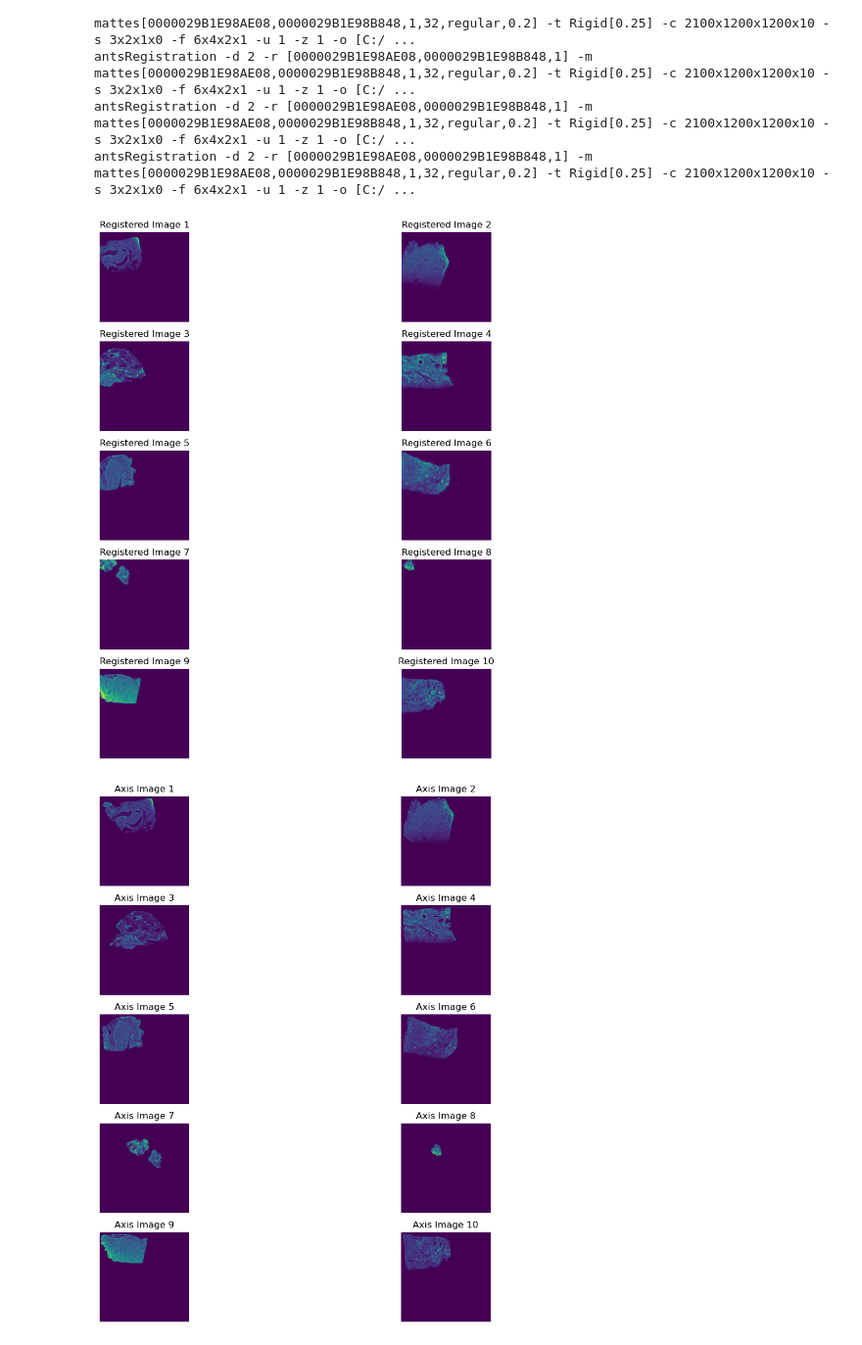
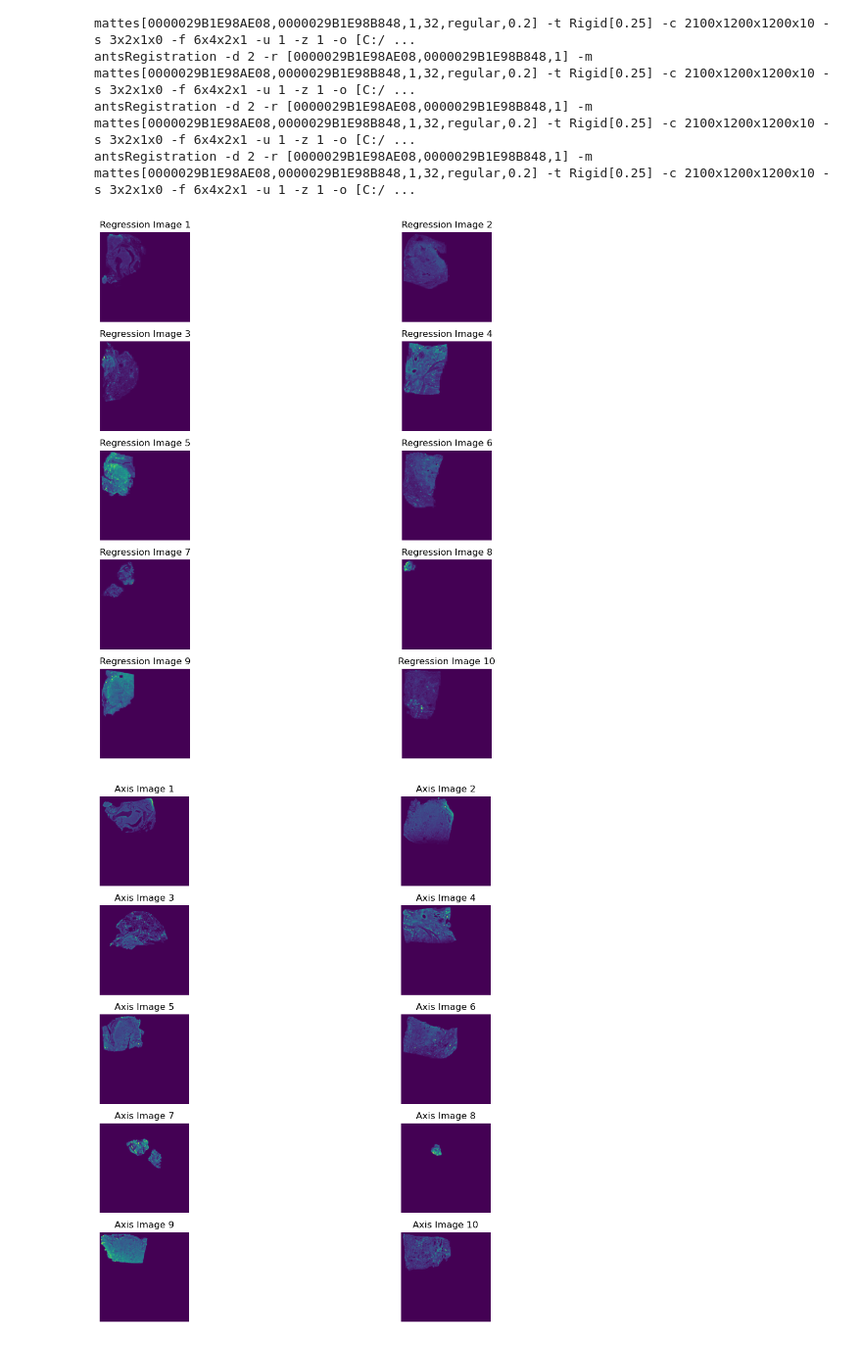
Before and after one commit to Olamiknight/WSIFIR, a Jupyter notebook: Axis_Reg_Registration.ipynb, the cells around one changed output. Shown at 98% size. Saved outputs shown, nothing was run; the diff lists cells and outputs as text; code cells hidden in the pictures.

Commit message:
Finished scale 5

```diff
--- a/Axis_Reg_Registration.ipynb
+++ b/Axis_Reg_Registration.ipynb
@@ -167,39 +167,3 @@ pl.SubPlots(
 ## Rigid Registration (Scale 9)
 # %% [markdown]
 ### Load in spatial data
-# %%
-# Loop through each image in sp.images and crop it
-cropped_images = {}
-for sampleid in sp.images:
-    cropped_images[sampleid] = tl.crop_xarray_image(sp.images[sampleid], scale=9)[0]
-
-#Create a dataframe with a columnn named panel that loops either axis, regression and tbet 3 times
-
-panel = ['regression','axis']*46
-
-panel_df = pd.DataFrame(panel, columns=['panel'])
-
-#Create a dataframe with a columnn named panel that loops either axis, regression and tbet 3 times
-
-panel = ['regression','axis']*46
-
-panel_df = pd.DataFrame(panel, columns=['panel'])
-
-
-#Save dimensions of the cropped images to a dataframe
-cropped_images_dimensions = {}
-for sampleid, cropped_image in cropped_images.items():
-    cropped_images_dimensions[sampleid] = {
-        'dimensions': cropped_image.shape,
-        'data_type': cropped_image.dtype,
-        'coordinates': cropped_image.coords
-    }
-#Convert to dataframe
-cropped_images_dimensions_df = pd.DataFrame.from_dict(cropped_images_dimensions, orient='index')
-
-#Add the panel column to the dataframe
-
-cropped_images_dimensions_df['panel'] = panel_df['panel'].values
-
-#View dimensions of the cropped images
-cropped_images_dimensions_df
@@ -408,18 +363,19 @@ for sampleid, matrix in transformation_matrices.items():
         'fixed_parameters': matrix.fixed_parameters
     }
 # %%
-# Plot the first 10 registered images
+# Plot the first 10 regression images
+
 fig, axes = plt.subplots(5, 2, figsize=(15, 10))
 axes = axes.flatten()
-for i, (sampleid, registered_image) in enumerate(registered_images.items()):
+for i, (sampleid, padded_image) in enumerate(regression_images):
     if i < 10:
-        axes[i].imshow(registered_image.numpy())
-        axes[i].set_title(f'Registered Image {i+1}')
+        axes[i].imshow(padded_image.numpy())
+        axes[i].set_title(f'Regression Image {i+1}')
         axes[i].axis('off')
 plt.tight_layout()
 plt.show()
 # %% [output]
-[figure, old version]
+[figure, new version]
 # %%
 #Plot the first 10 axis images
 fig, axes = plt.subplots(5, 2, figsize=(15, 10))
```
Also changed, not shown: parts of 66 cells of this notebook, 1 other file.
